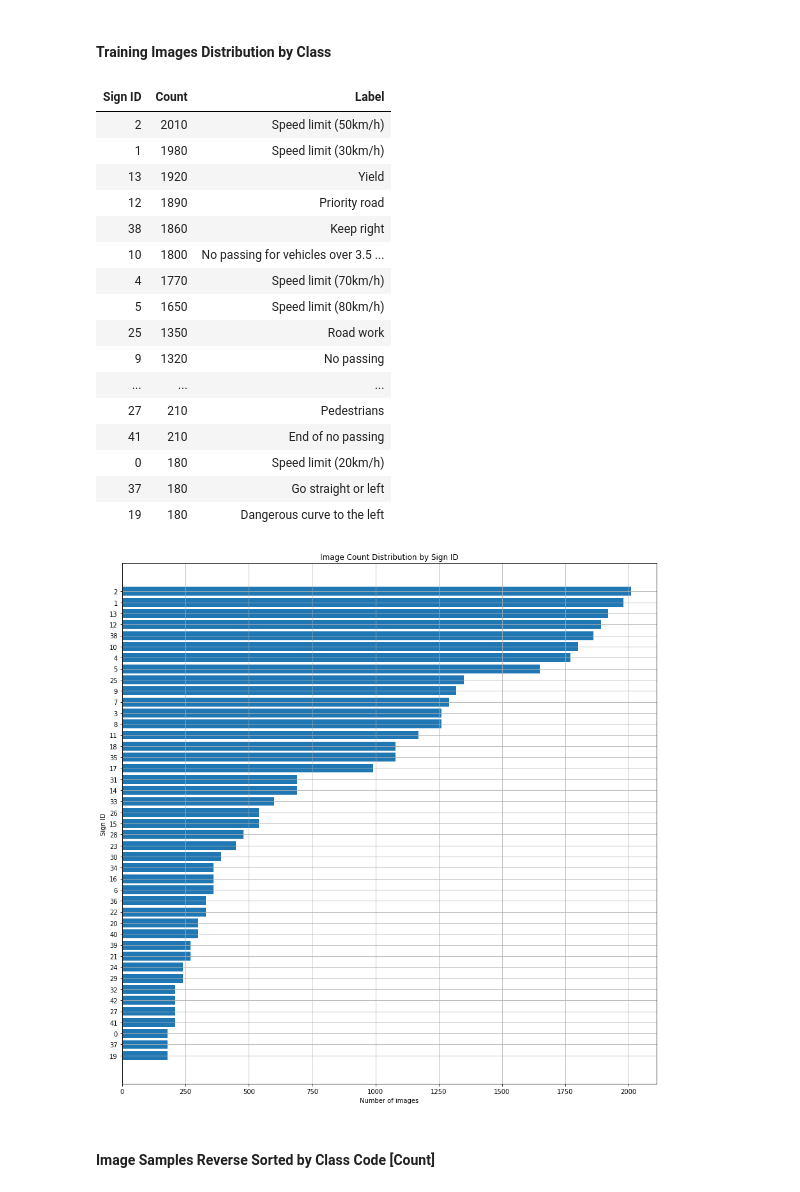
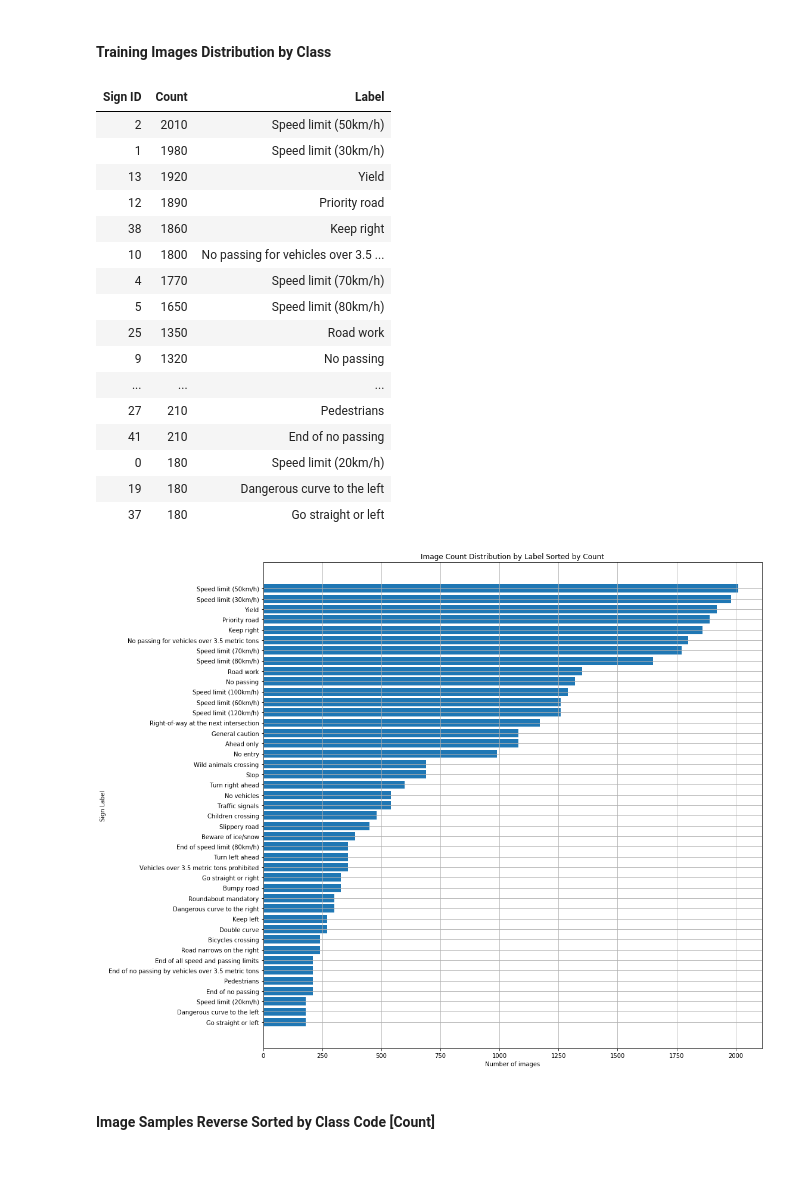
Before and after one commit to patrickmpoon/CarND-Traffic-Sign-Classifier-Project, a Jupyter notebook: Traffic_Sign_Classifier.ipynb, the cells around one changed output. Cells and saved outputs as stored; diff of their text form; code cells hidden in the pictures; blank space fills up the shorter version.

```diff
--- a/Traffic_Sign_Classifier.ipynb
+++ b/Traffic_Sign_Classifier.ipynb
@@ -39,15 +39,9 @@ model_file = './lenet'
 import pickle
 
 # TODO: Fill this in based on where you saved the training and testing data
-
 training_file = './train.p'
 validation_file = './valid.p'
 testing_file = './test.p'
-
-X_train = []
-y_train = []
-X_valid = []
-y_valid = []
 
 with open(training_file, mode='rb') as f:
     train = pickle.load(f)
@@ -195,19 +189,19 @@ display(HTML(df.to_html(index=False)))
 | 27 | 210 | Pedestrians |
 | 41 | 210 | End of no passing |
 | 0 | 180 | Speed limit (20km/h) |
+| 19 | 180 | Dangerous curve to the left |
 | 37 | 180 | Go straight or left |
-| 19 | 180 | Dangerous curve to the left |
 # %%
 plt.figure(figsize=(15, 15))
-plt.title('Image Count Distribution by Sign ID')
+plt.title('Image Count Distribution by Label Sorted by Count')
 plt.barh(pos, counts, align='center')
-plt.yticks(pos, codes)
+plt.yticks(pos, matching_labels)
 plt.xlabel('Number of images')
-plt.ylabel('Sign ID')
+plt.ylabel('Sign Label')
 plt.grid(True)
 plt.show()
 # %% [output]
-[figure, old version]
+[figure, new version]
 # %% [markdown]
 #### Image Samples Reverse Sorted by Class Code [Count]
 # %%
```
Also changed, not shown: parts of 11 cells of this notebook, 2 other files.
